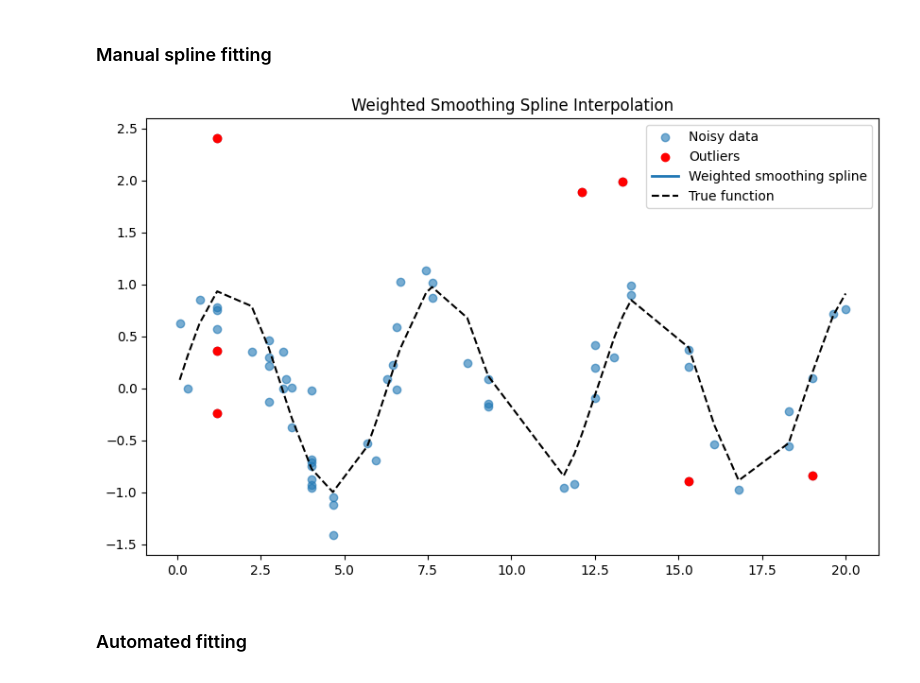
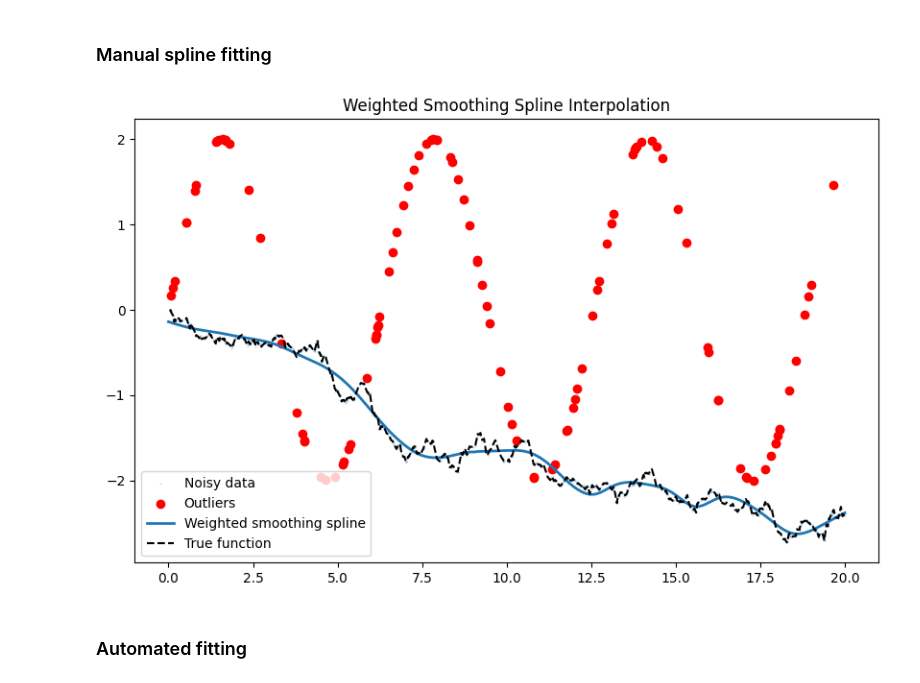
Before and after one commit to Shinypuff/C-LaST, a Jupyter notebook: notebooks/splines.ipynb, the cells around one changed output. Cells and saved outputs as stored; diff of their text form; code cells hidden in the pictures.

```diff
--- a/notebooks/splines.ipynb
+++ b/notebooks/splines.ipynb
@@ -13,8 +13,12 @@ from src.wss_wrapper import WeightedSmoothingSpline
 # %% [markdown]
 ### Data generation
 # %%
-B = 4
-L = 64
+noise = 0
+scale = 1
+outlier_weight = 1e-9
+
+B = 3
+L = 1024
 H = 32
 torch.manual_seed(42)
 device = "cpu"
@@ -30,20 +34,23 @@ x = torch.sort(x, dim=1).values
 repeat_mask = torch.rand_like(x) < 0.3
 x = maskffill(x, ~repeat_mask, 1)
 
-y_true = torch.sin(x).unsqueeze(-1).repeat(1, 1, H)
-y_noisy = y_true + 0.3 * torch.randn_like(y_true, device=device)
+y_true = torch.zeros(B, L, H)
+y_true[:, 1:] = torch.cumsum(
+    torch.randn(B, L - 1, H) * torch.diff(x, dim=1).unsqueeze(-1) * scale, dim=1
+)
+y_noisy = y_true + noise * torch.randn_like(y_true, device=device)
 
 # Add some outliers with higher noise
 outlier_mask = torch.rand_like(x) < 0.1
-y_noisy[outlier_mask] += torch.randn(outlier_mask.sum(), H, device=device) * 2
+y_noisy[outlier_mask] = torch.sin(x[outlier_mask]).unsqueeze(-1) * 2
 
 # Create weights - lower weights for outliers
 weights = torch.ones_like(x)
-weights[outlier_mask] = 0.1
+weights[outlier_mask] = outlier_weight
 # %% [markdown]
 Visualization
 # %%
-def visualize(x_pred, y_pred):
+def visualize(x_pred, y_pred, x_hat, y_hat):
     # Plot for a channel of a batch element
     b = randint(0, B - 1)
     h = randint(0, H - 1)
@@ -56,13 +63,14 @@ def visualize(x_pred, y_pred):
 
     # Plot results
     plt.figure(figsize=(10, 6))
-    plt.scatter(x_.cpu(), y_noisy_.cpu(), label="Noisy data", alpha=0.6, c="C0")
+    plt.scatter(x_.cpu(), y_noisy_.cpu(), label="Noisy data", alpha=0.1, c="C0", s=1)
     plt.scatter(
         x_[outlier_mask_].cpu(),
         y_noisy_[outlier_mask_].cpu(),
         color="red",
         label="Outliers",
     )
+    # plt.scatter(x_hat[b], y_hat[b, :, h], c="C1", label="y hat")
     plt.plot(
         knots_.cpu(),
         y_pred_.cpu(),
@@ -84,27 +92,28 @@ wsm_bh = torch.vmap(wsm_b, (None, -1, None, None, None), -1)
 fitspline_b = torch.vmap(fit_cubic_spline_1d)
 fitspline_bh = torch.vmap(fitspline_b, (None, -1), -1)
 
-evlspline_b = torch.vmap(eval_cubic_spline_1d)
+evlspline_b = torch.vmap(eval_piecewise_poly_1d)
 evlspline_bh = torch.vmap(evlspline_b, (-1, None, None), -1)
 # %%
 # Calculate knots
 knot_mask = torch.empty_like(x, dtype=bool)
 knot_mask[:, :-1] = x[:, :-1] != x[:, 1:]
 knot_mask[:, -1] = True
 new_mask, x_pred = maskroll(knot_mask, x)
 x_pred = torch.where(new_mask, x_pred, torch.inf)
 
 # Fit the weighted smoothing spline
-y_hat = wsm_bh(x, y_noisy, x_pred, weights, 1.0)
-coeffs = fitspline_bh(x_pred, y_hat)
+y_hat = wsm_bh(x, y_noisy, x_pred, weights, 1)
+coeffs_deriv = fitspline_bh(x_pred, y_hat)
+coeffs = torch.tensor([1, 1, 1 / 2, 1 / 3])[None, :, None, None] * coeffs_deriv
 
 # Evaluate on new points
-x_new = torch.linspace(0, 25, 200, device=device)[None].repeat(B, 1)
+x_new = torch.linspace(0, 20, 200, device=device)[None].repeat(B, 1)
 y_spline = torch.vmap(evlspline_bh, (None, None, 1), 1)(coeffs, x_pred, x_new)
 
-visualize(x_new, y_spline)
+visualize(x_new, y_spline, x_pred, y_hat)
 # %% [output]
-[figure, old version]
+[figure, new version]
 # %% [markdown]
 ### Automated fitting
 # %%
```
Also changed, not shown: parts of 1 cell of this notebook, 28 other files.
